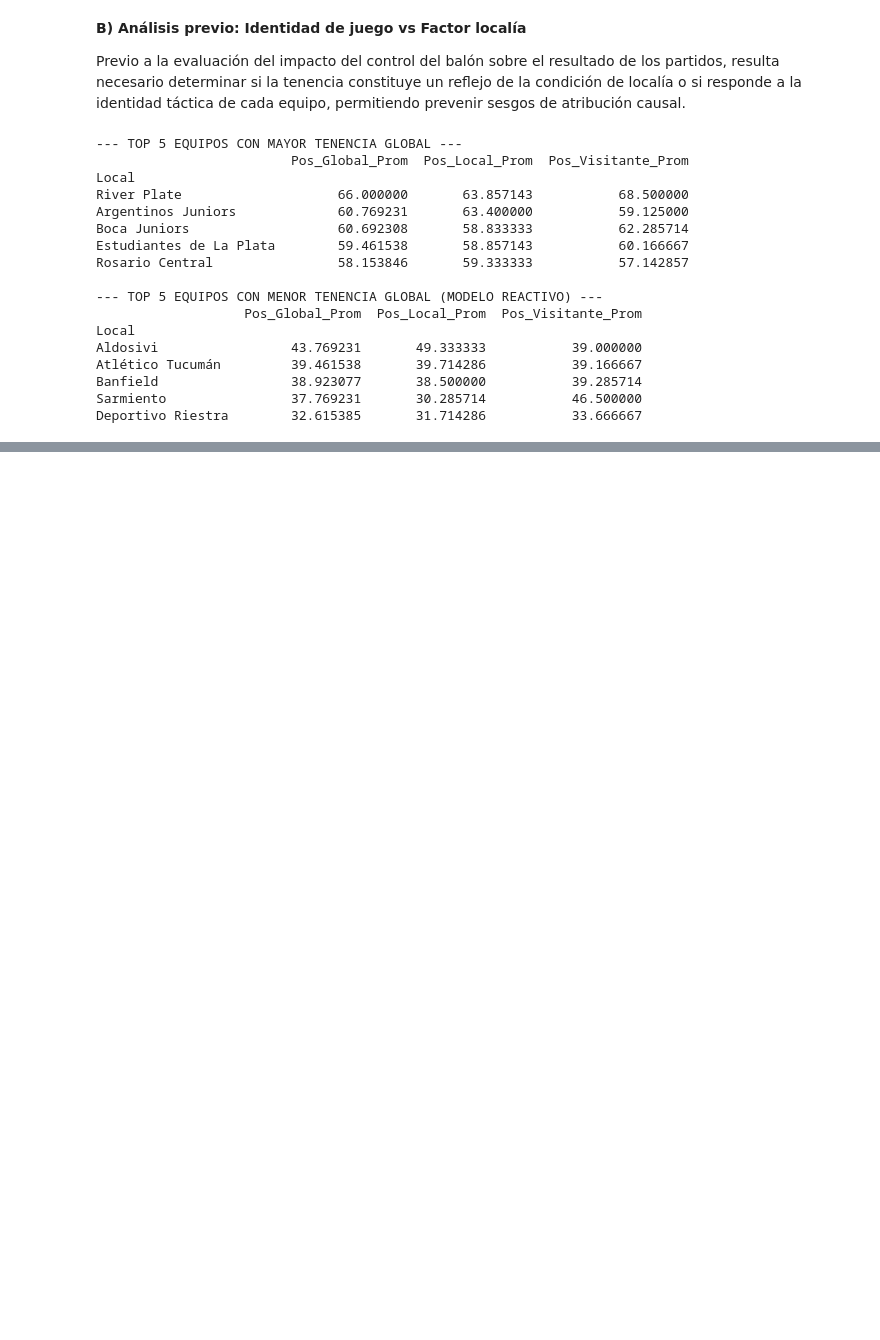
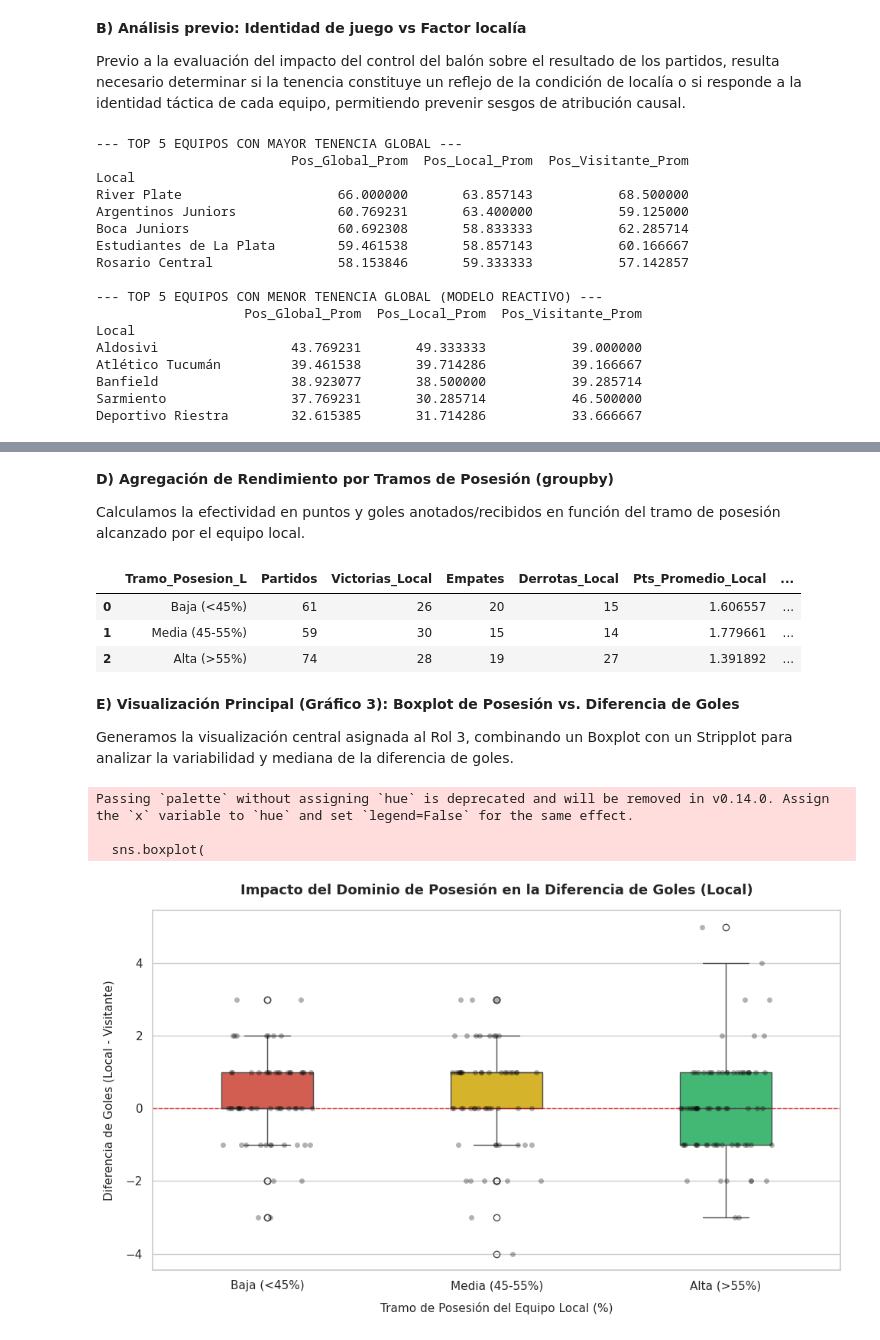
Before and after one commit to santiagoleguizamon10/TP-labo, a Jupyter notebook: ROL3.ipynb, the cells around one changed output, grey strips where cells are left out. Saved outputs shown, nothing was run; the diff lists cells and outputs as text; code cells hidden in the pictures; blank space fills up the shorter version.

```diff
--- a/ROL3.ipynb
+++ b/ROL3.ipynb
@@ -119,0 +151,77 @@ Deportivo Riestra        32.615385       31.714286           33.666667
+# %% [markdown]
+**D) Agregación de Rendimiento por Tramos de Posesión (groupby)**
+
+Calculamos la efectividad en puntos y goles anotados/recibidos en función del tramo de posesión alcanzado por el equipo local.
+# %%
+# [Celda Markdown en Colab]
+# ### Paso 5: Rendimiento y efectividad en puntos por tramo de posesión
+# Se agrupan los partidos por tramo de posesión del local para medir puntos promedio y tasas de efectividad.
+
+resumen_tramo = df.groupby('Tramo_Posesion_L', observed=False).agg(
+    Partidos=('Pts_Local', 'count'),
+    Victorias_Local=('Pts_Local', lambda x: (x == 3).sum()),
+    Empates=('Pts_Local', lambda x: (x == 1).sum()),
+    Derrotas_Local=('Pts_Local', lambda x: (x == 0).sum()),
+    Pts_Promedio_Local=('Pts_Local', 'mean'),
+    Goles_Favor_Prom=('Resultado (L)', 'mean'),
+    Goles_Contra_Prom=('Resultado (V)', 'mean'),
+    xG_Favor_Prom=('Goles esperados (xG) (L)', 'mean')
+).reset_index()
+
+resumen_tramo['%_Efectividad_Pts'] = (resumen_tramo['Pts_Promedio_Local'] / 3) * 100
+
+# Mostrar la tabla resumida
+resumen_tramo
+# %% [output]
+|  | Tramo_Posesion_L | Partidos | Victorias_Local | Empates | Derrotas_Local | Pts_Promedio_Local | ... |
+| 0 | Baja (<45%) | 61 | 26 | 20 | 15 | 1.606557 | ... |
+| 1 | Media (45-55%) | 59 | 30 | 15 | 14 | 1.779661 | ... |
+| 2 | Alta (>55%) | 74 | 28 | 19 | 27 | 1.391892 | ... |
+# %% [markdown]
+**E) Visualización Principal (Gráfico 3): Boxplot de Posesión vs. Diferencia de Goles**
+
+Generamos la visualización central asignada al Rol 3, combinando un Boxplot con un Stripplot para analizar la variabilidad y mediana de la diferencia de goles.
+# %%
+# [Celda Markdown en Colab]
+# ### Paso 6: Gráfico Principal 3 - Posesión vs. Diferencia de Goles
+# Boxplot superpuesto con Stripplot para visualizar la distribución de la diferencia de goles
+# según el tramo de posesión alcanzado por el equipo local.
+
+sns.set_theme(style="whitegrid")
+fig, ax = plt.subplots(figsize=(10, 6))
+
+# Boxplot
+sns.boxplot(
+    data=df,
+    x='Tramo_Posesion_L',
+    y='Dif_Goles',
+    palette=['#e74c3c', '#f1c40f', '#2ecc71'],
+    ax=ax,
+    width=0.4
+)
+
+# Stripplot
+sns.stripplot(
+    data=df,
+    x='Tramo_Posesion_L',
+    y='Dif_Goles',
+    color='black',
+    alpha=0.3,
+    jitter=0.2,
+    size=5,
+    ax=ax
+)
+
+ax.set_title('Impacto del Dominio de Posesión en la Diferencia de Goles (Local)', fontsize=13, fontweight='bold', pad=15)
+ax.set_xlabel('Tramo de Posesión del Equipo Local (%)', fontsize=11, labelpad=10)
+ax.set_ylabel('Diferencia de Goles (Local - Visitante)', fontsize=11, labelpad=10)
+ax.axhline(0, color='red', linestyle='--', linewidth=1, alpha=0.7)
+
+plt.tight_layout()
+plt.savefig('grafico3_rol3_posesion.png', dpi=300)
+plt.show()
+# %% [output]
+Passing `palette` without assigning `hue` is deprecated and will be removed in v0.14.0. Assign the `x` variable to `hue` and set `legend=False` for the same effect.
+
+  sns.boxplot(
+[figure, added]
```
Also changed, not shown: parts of 4 cells of this notebook.
